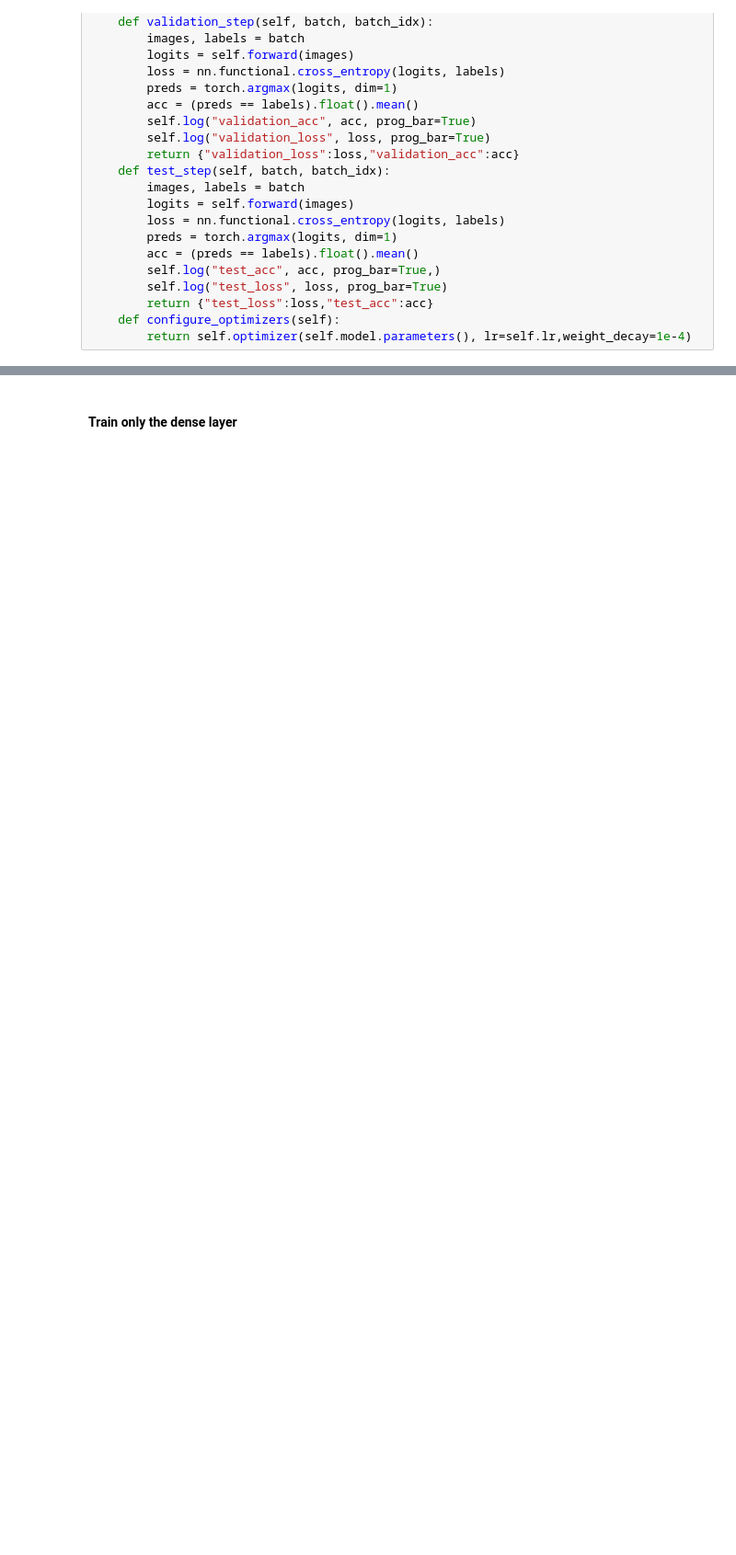
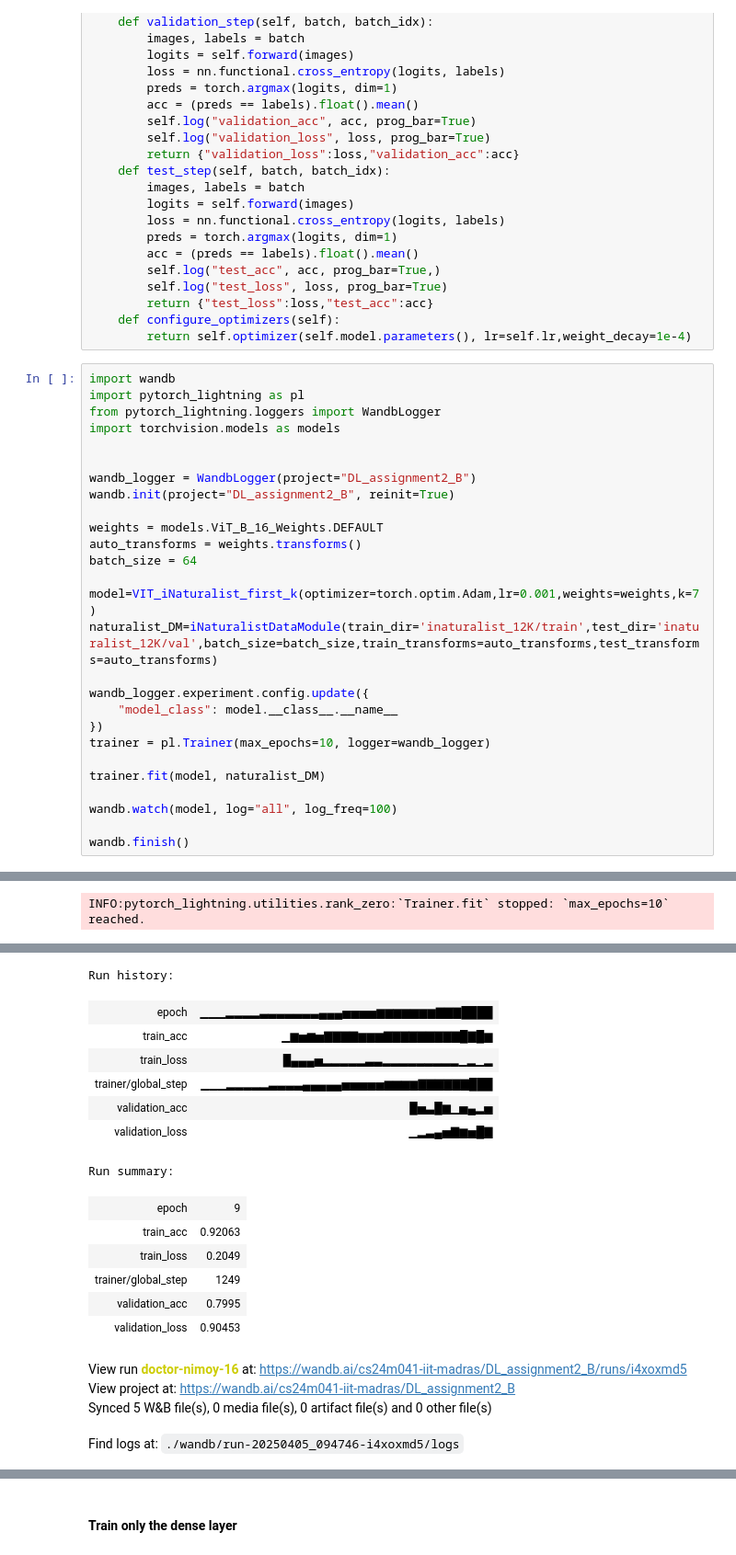
Before and after one commit to sankarvinayak/DL-assignment2, a Jupyter notebook: DA6401_DL_assignment2.ipynb, the cells around one changed output, grey strips where cells are left out. Shown at 92% size. Cells and saved outputs as stored; diff of their text form; blank space fills up the shorter version.

Commit message:
Running experiment with different k number of layers freezed for ViT

```diff
--- a/DA6401_DL_assignment2.ipynb
+++ b/DA6401_DL_assignment2.ipynb
@@ -1073,3 +1125,31 @@ class VIT_iNaturalist_first_k(pl.LightningModule):
         return {"test_loss":loss,"test_acc":acc}
     def configure_optimizers(self):
         return self.optimizer(self.model.parameters(), lr=self.lr,weight_decay=1e-4)
+# %%
+import wandb
+import pytorch_lightning as pl
+from pytorch_lightning.loggers import WandbLogger
+import torchvision.models as models
+
+
+wandb_logger = WandbLogger(project="DL_assignment2_B")
+wandb.init(project="DL_assignment2_B", reinit=True)
+
+weights = models.ViT_B_16_Weights.DEFAULT
+auto_transforms = weights.transforms()
+batch_size = 64
+
+model=VIT_iNaturalist_first_k(optimizer=torch.optim.Adam,lr=0.001,weights=weights,k=7)
+naturalist_DM=iNaturalistDataModule(train_dir='inaturalist_12K/train',test_dir='inaturalist_12K/val',batch_size=batch_size,train_transforms=auto_transforms,test_transforms=auto_transforms)
+
+wandb_logger.experiment.config.update({
+    "model_class": model.__class__.__name__
+})
+trainer = pl.Trainer(max_epochs=10, logger=wandb_logger)
+
+trainer.fit(model, naturalist_DM)
+
+wandb.watch(model, log="all", log_freq=100)
+
+wandb.finish()
+# %% [output]
@@ -1075,0 +1180 @@ class VIT_iNaturalist_first_k(pl.LightningModule):
+INFO:pytorch_lightning.utilities.rank_zero:`Trainer.fit` stopped: `max_epochs=10` reached.
@@ -1075,0 +1182,18 @@ class VIT_iNaturalist_first_k(pl.LightningModule):
+Run history:
+| epoch | ▁▁▁▂▂▂▂▃▃▃▃▃▃▃▄▄▄▅▅▅▅▆▆▆▆▆▆▆▇▇▇████ |
+| train_acc | ▁▆▅▆▅▇▇▇▇▆▆▆▇▇▇▇▇▇▇▇▇█▇█▆ |
+| train_loss | █▄▄▄▅▂▂▂▂▂▃▃▂▂▂▂▂▂▂▂▂▁▂▁▂ |
+| trainer/global_step | ▁▁▁▂▂▂▂▂▃▃▃▃▄▄▄▄▄▅▅▅▅▅▆▆▆▆▇▇▇▇▇▇███ |
+| validation_acc | █▅▃█▆▁▅▄▂▅ |
+| validation_loss | ▁▂▃▄▅▇▆▅█▇ |
+Run summary:
+| epoch | 9 |
+| train_acc | 0.92063 |
+| train_loss | 0.2049 |
+| trainer/global_step | 1249 |
+| validation_acc | 0.7995 |
+| validation_loss | 0.90453 |
+View run doctor-nimoy-16 at: https://wandb.ai/cs24m041-iit-madras/DL_assignment2_B/runs/i4xoxmd5
+View project at: https://wandb.ai/cs24m041-iit-madras/DL_assignment2_B
+Synced 5 W&B file(s), 0 media file(s), 0 artifact file(s) and 0 other file(s)
+Find logs at: ./wandb/run-20250405_094746-i4xoxmd5/logs
```
Also changed, not shown: parts of 13 cells of this notebook.
